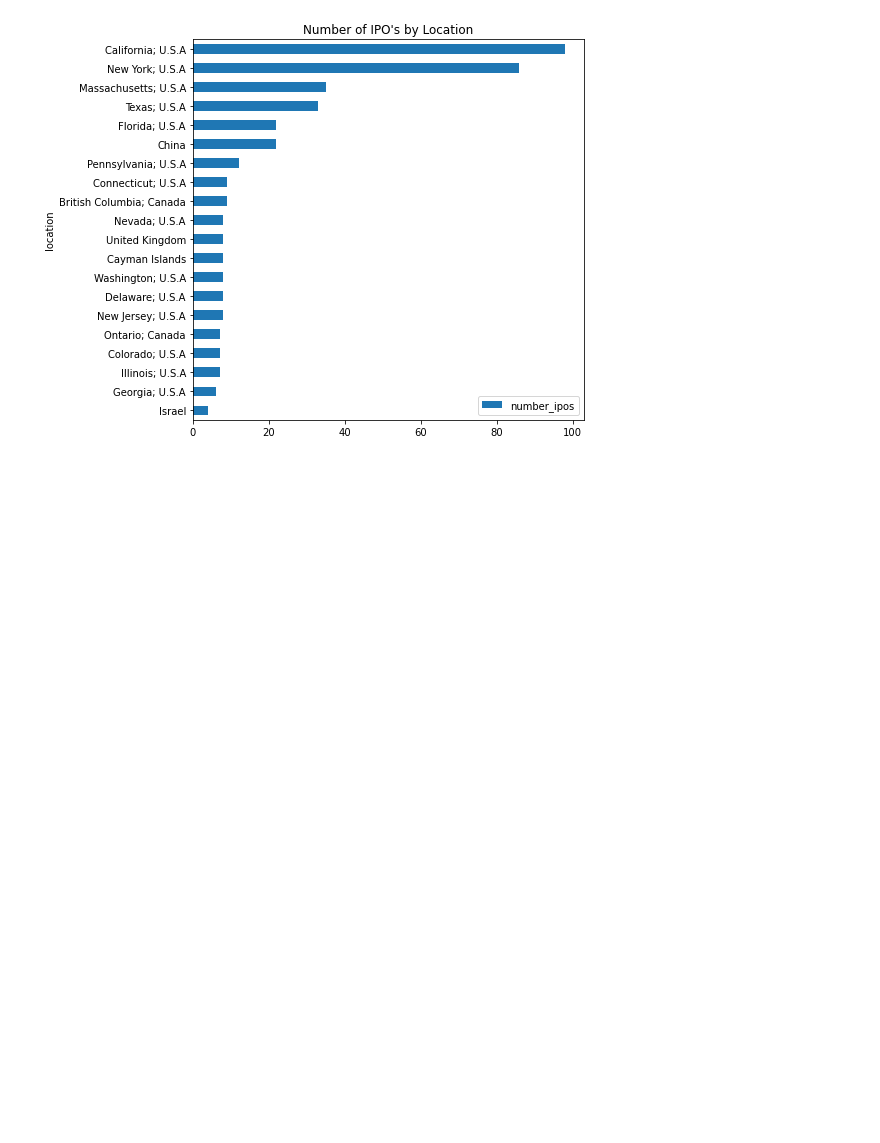
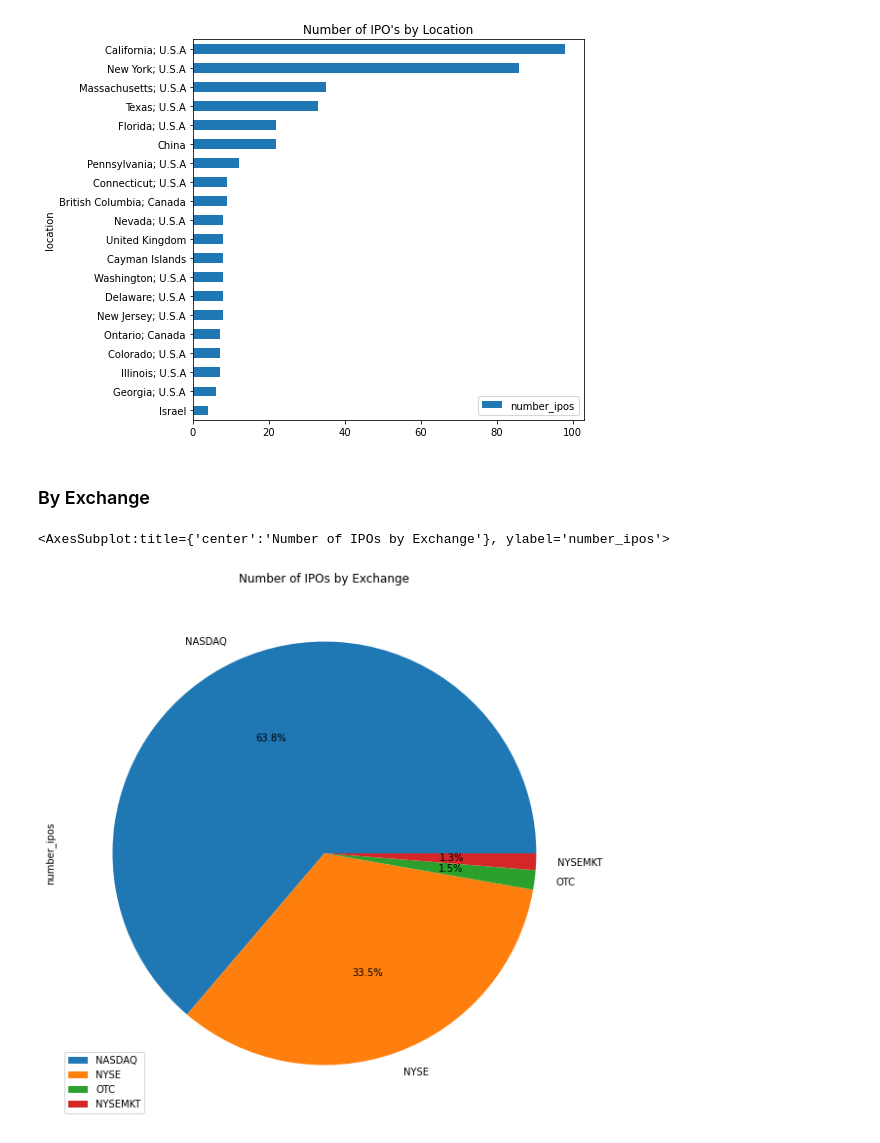
Before and after one commit to fidapco/notebooks, a Jupyter notebook: market_overview.ipynb, the cells around one changed output. Drawn from its saved outputs; the diff is of its cells as text; code cells hidden in the pictures; blank space fills up the shorter version.

Commit message:
Added Exchange as a Metric as Well for the Recent IPOs

```diff
--- a/market_overview.ipynb
+++ b/market_overview.ipynb
@@ -147,3 +147,12 @@ ax = df_ipo_location.plot.barh(y="number_ipos", title="Number of IPO's by Locati
 ax.invert_yaxis()
 # %% [output]
 [figure]
+# %% [markdown]
+### By Exchange
+# %%
+df_ipo_exchange = fidap.sql("""select "exchange", count("exchange") "number_ipos" FROM "FIDAP_DATA_SOURCES"."FIDAP_SCHEMA"."tickers" WHERE "exchange" IS NOT NULL AND "firstpricedate" BETWEEN (select dateadd(year, -1, getdate())) and (select getdate())  GROUP BY "exchange" ORDER BY "number_ipos" DESC LIMIT 20;""")
+df_ipo_exchange.set_index("exchange", inplace=True)
+df_ipo_exchange.plot.pie(y='number_ipos', figsize=(10,10), title="Number of IPOs by Exchange", autopct='%1.1f%%')
+# %% [output]
+<AxesSubplot:title={'center':'Number of IPOs by Exchange'}, ylabel='number_ipos'>
+[figure, added]
```
Also changed, not shown: parts of 1 cell of this notebook.
